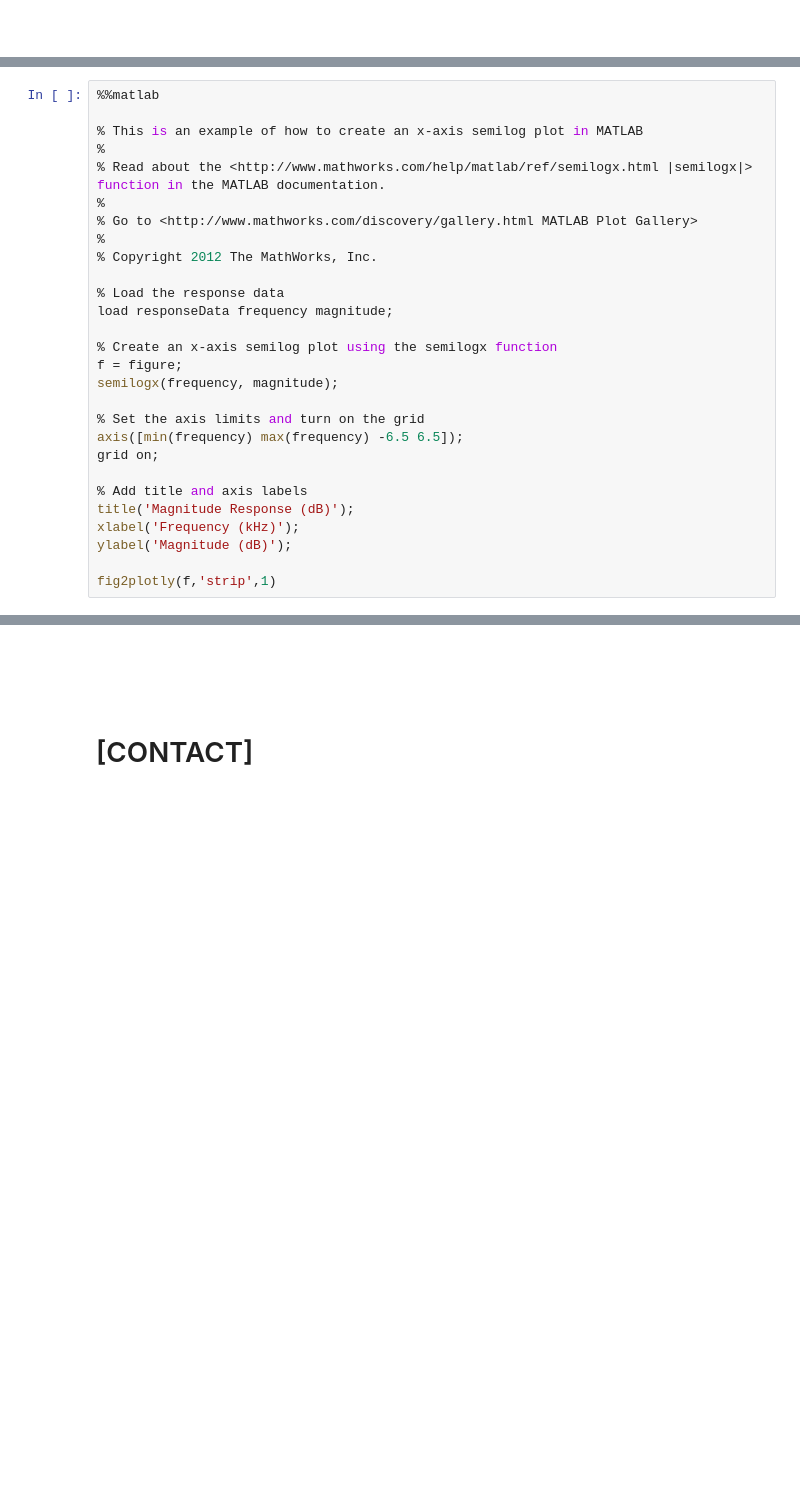
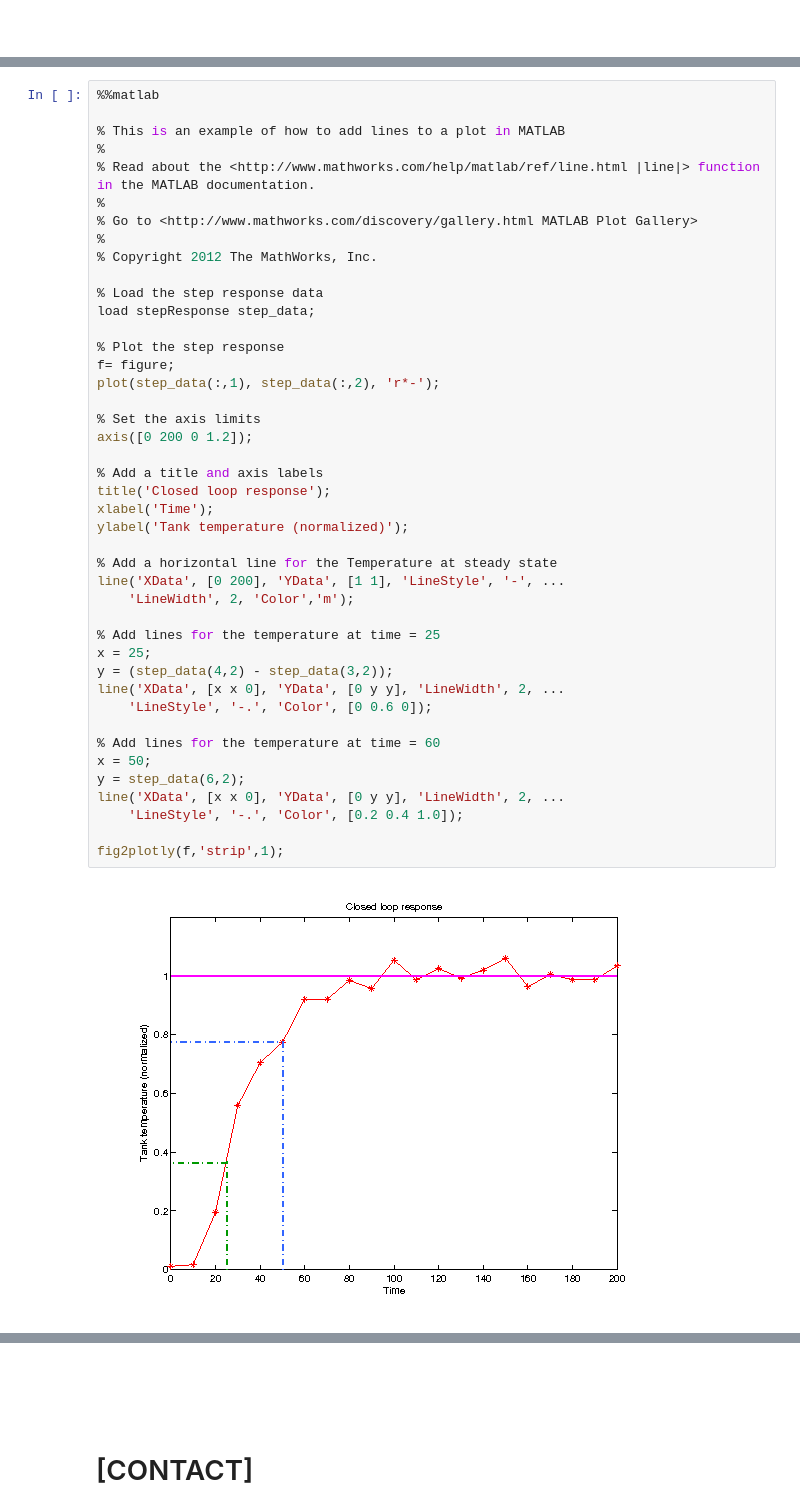
Before and after one commit to icopavan/MATLAB-User-Guide, a Jupyter notebook: 00_Scatter_&_Line_Plots.ipynb, the cells around one changed output, grey strips where cells are left out. Cells and saved outputs as stored; diff of their text form; blank space fills up the shorter version.

```diff
--- a/00_Scatter_&_Line_Plots.ipynb
+++ b/00_Scatter_&_Line_Plots.ipynb
@@ -301,28 +383,45 @@ show_plot('https://plot.ly/~bronsolo/47')
 # %%
 %%matlab
 
-% This is an example of how to create an x-axis semilog plot in MATLAB
+% This is an example of how to add lines to a plot in MATLAB
 %
-% Read about the <http://www.mathworks.com/help/matlab/ref/semilogx.html |semilogx|> function in the MATLAB documentation.
+% Read about the <http://www.mathworks.com/help/matlab/ref/line.html |line|> function in the MATLAB documentation.
 %
 % Go to <http://www.mathworks.com/discovery/gallery.html MATLAB Plot Gallery>
 %
 % Copyright 2012 The MathWorks, Inc.
 
-% Load the response data
-load responseData frequency magnitude;
+% Load the step response data
+load stepResponse step_data;
 
-% Create an x-axis semilog plot using the semilogx function
-f = figure;
-semilogx(frequency, magnitude);
+% Plot the step response
+f= figure;
+plot(step_data(:,1), step_data(:,2), 'r*-');
 
-% Set the axis limits and turn on the grid
-axis([min(frequency) max(frequency) -6.5 6.5]);
-grid on;
+% Set the axis limits
+axis([0 200 0 1.2]);
 
-% Add title and axis labels
-title('Magnitude Response (dB)');
-xlabel('Frequency (kHz)');
-ylabel('Magnitude (dB)');
+% Add a title and axis labels
+title('Closed loop response');
+xlabel('Time');
+ylabel('Tank temperature (normalized)');
 
-fig2plotly(f,'strip',1)
+% Add a horizontal line for the Temperature at steady state
+line('XData', [0 200], 'YData', [1 1], 'LineStyle', '-', ...
+    'LineWidth', 2, 'Color','m');
+
+% Add lines for the temperature at time = 25
+x = 25;
+y = (step_data(4,2) - step_data(3,2));
+line('XData', [x x 0], 'YData', [0 y y], 'LineWidth', 2, ...
+    'LineStyle', '-.', 'Color', [0 0.6 0]);
+
+% Add lines for the temperature at time = 60
+x = 50;
+y = step_data(6,2);
+line('XData', [x x 0], 'YData', [0 y y], 'LineWidth', 2, ...
+    'LineStyle', '-.', 'Color', [0.2 0.4 1.0]);
+
+fig2plotly(f,'strip',1);
+# %% [output]
+[figure, added]
```
Also changed, not shown: parts of 32 cells of this notebook.
